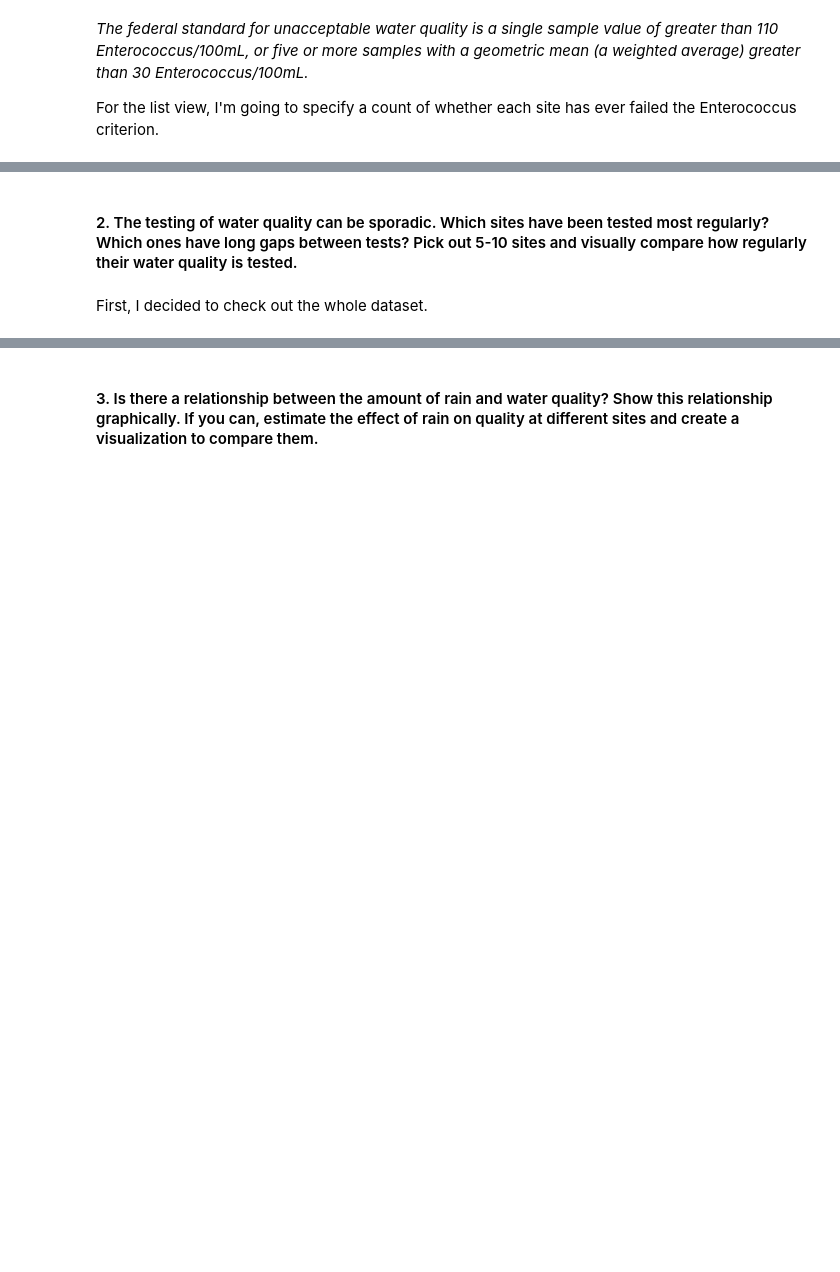
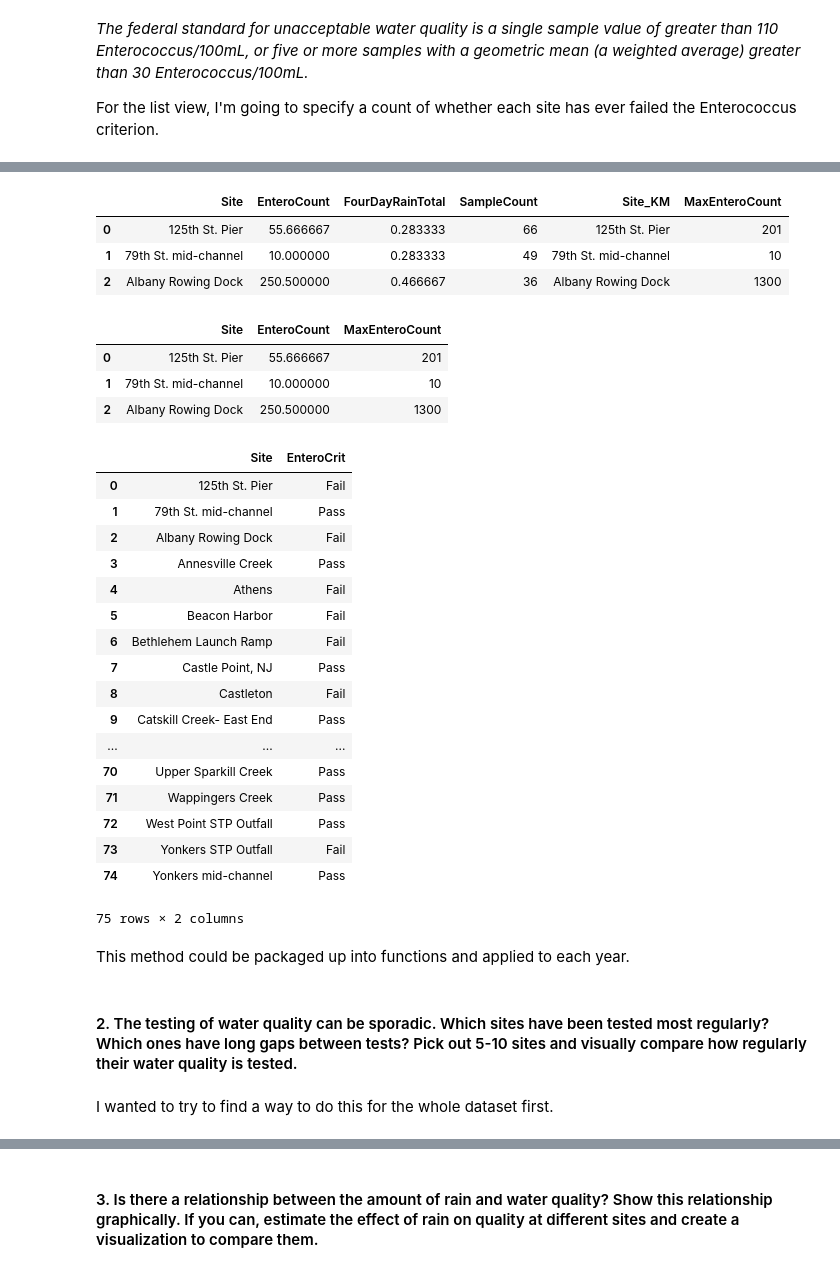
Before and after one commit to jhamski/IS608-DataVisualization-Assignments-Spring2016, a Jupyter notebook: Assignment 4/JamesHamski_assignment_4.ipynb, the cells around one changed output, grey strips where cells are left out. Saved outputs shown, nothing was run; the diff lists cells and outputs as text; code cells hidden in the pictures; blank space fills up the shorter version.

```diff
--- a/Assignment 4/JamesHamski_assignment_4.ipynb
+++ b/Assignment 4/JamesHamski_assignment_4.ipynb
@@ -122,4 +128,59 @@ def
+# %%
+rk_crit_2013_max.columns = ['Site_KM', 'MaxEnteroCount']
+# %%
+rk_crit_2013_vals = pd.concat([rk_crit_2013_mean, rk_crit_2013_max], axis=1)
+# %%
+rk_crit_2013_vals.head(3)
+# %% [output]
+|  | Site | EnteroCount | FourDayRainTotal | SampleCount | Site_KM | MaxEnteroCount |
+| 0 | 125th St. Pier | 55.666667 | 0.283333 | 66 | 125th St. Pier | 201 |
+| 1 | 79th St. mid-channel | 10.000000 | 0.283333 | 49 | 79th St. mid-channel | 10 |
+| 2 | Albany Rowing Dock | 250.500000 | 0.466667 | 36 | Albany Rowing Dock | 1300 |
+# %%
+rk_crit_2013_vals = rk_crit_2013_vals.drop(rk_crit_2013_vals.columns[[2, 3, 4]], axis=1)
+rk_crit_2013_vals.head(3)
+# %% [output]
+|  | Site | EnteroCount | MaxEnteroCount |
+| 0 | 125th St. Pier | 55.666667 | 201 |
+| 1 | 79th St. mid-channel | 10.000000 | 10 |
+| 2 | Albany Rowing Dock | 250.500000 | 1300 |
+# %%
+# Create DF for final result. I'm assuming the order will be unchanged instead of using concat
+rk_EnteroCrit_2013 = rk_crit_2013_vals.drop(rk_crit_2013_vals.columns[[1, 2]], axis=1)
+# %%
+#http://stackoverflow.com/questions/26886653/pandas-create-new-column-based-on-values-from-other-columns
+
+def EnteroCrit (row):
+   if row['EnteroCount'] > 30:
+      return 'Fail'
+   if row['MaxEnteroCount'] > 110:
+      return 'Fail'
+   else : return 'Pass'
+
+rk_EnteroCrit_2013['EnteroCrit'] = rk_crit_2013_vals.apply (lambda row: EnteroCrit (row), axis=1)
+rk_EnteroCrit_2013
+# %% [output]
+|  | Site | EnteroCrit |
+| 0 | 125th St. Pier | Fail |
+| 1 | 79th St. mid-channel | Pass |
+| 2 | Albany Rowing Dock | Fail |
+| 3 | Annesville Creek | Pass |
+| 4 | Athens | Fail |
+| 5 | Beacon Harbor | Fail |
+| 6 | Bethlehem Launch Ramp | Fail |
+| 7 | Castle Point, NJ | Pass |
+| 8 | Castleton | Fail |
+| 9 | Catskill Creek- East End | Pass |
+| ... | ... | ... |
+| 70 | Upper Sparkill Creek | Pass |
+| 71 | Wappingers Creek | Pass |
+| 72 | West Point STP Outfall | Pass |
+| 73 | Yonkers STP Outfall | Fail |
+| 74 | Yonkers mid-channel | Pass |
+75 rows × 2 columns
+# %% [markdown]
+This method could be packaged up into functions and applied to each year.
 # %% [markdown]
 #### 2. The testing of water quality can be sporadic. Which sites have been tested most regularly? Which ones have long gaps between tests? Pick out 5-10 sites and visually compare how regularly their water quality is tested.
-# %% [markdown]
-First, I decided to check out the whole dataset.
+# %% [markdown]
+I wanted to try to find a way to do this for the whole dataset first.
```
Also changed, not shown: parts of 16 cells of this notebook.
